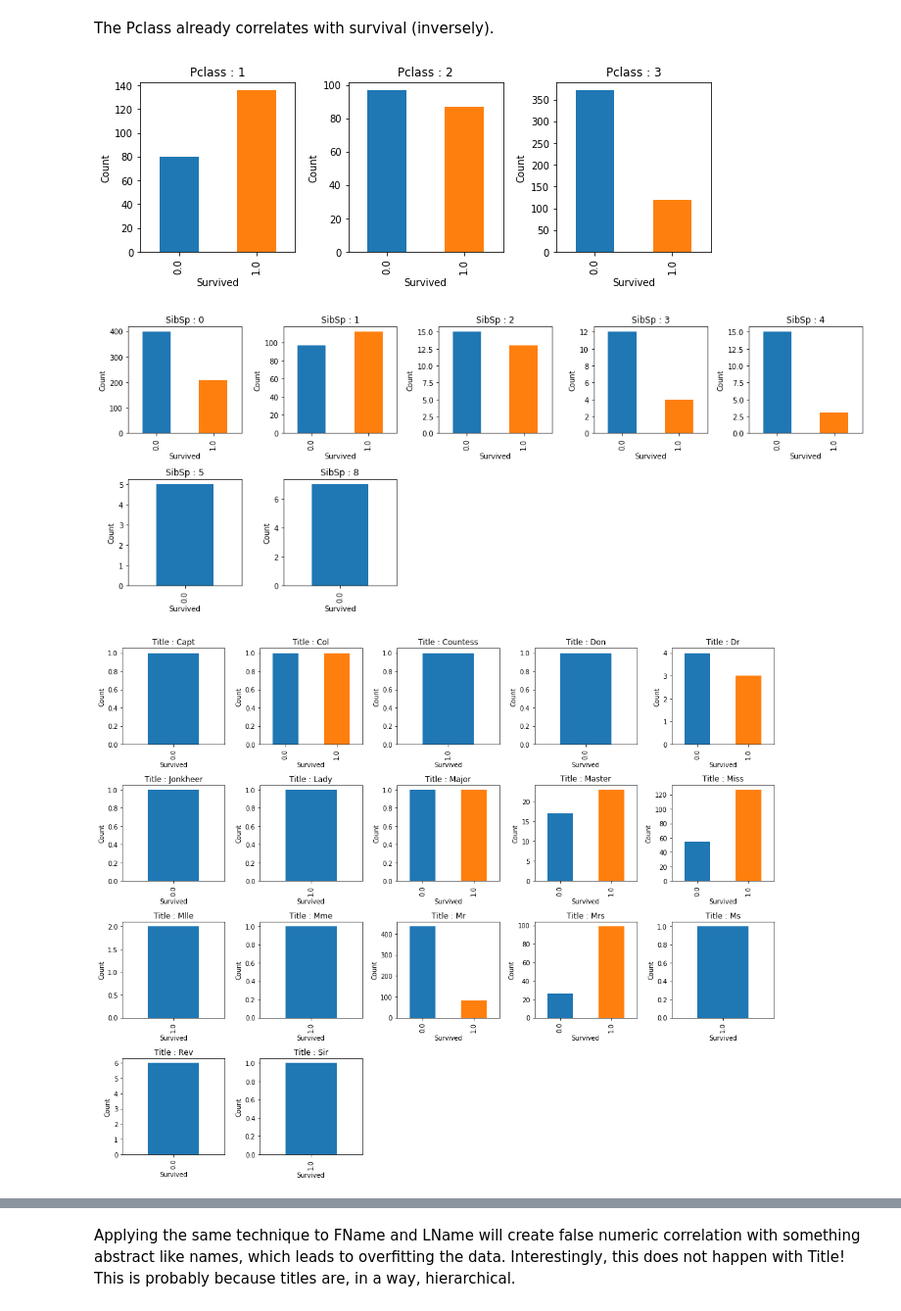
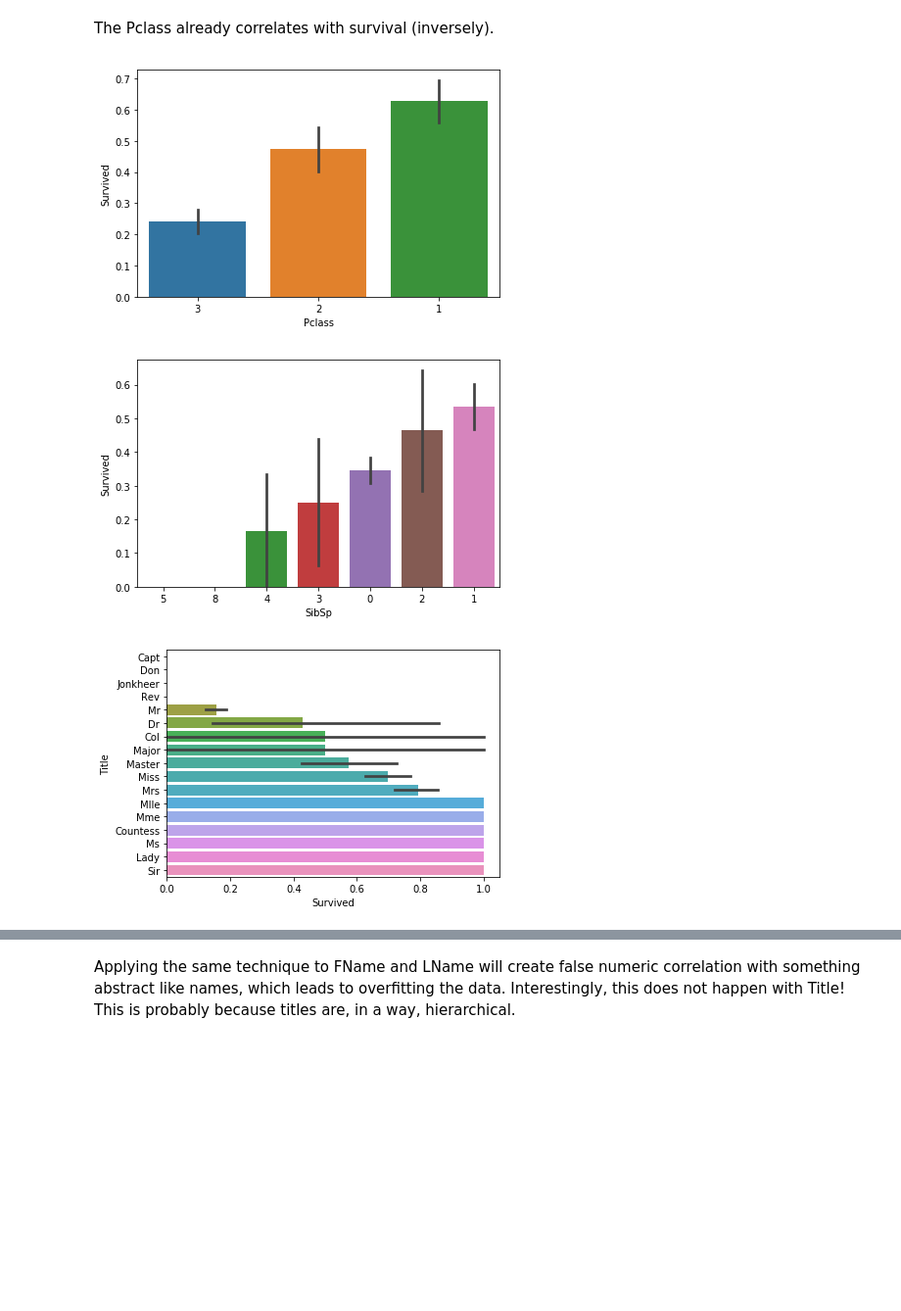
Before and after one commit to HeshamMeneisi/Kaggle-Classics, a Jupyter notebook: Titanic/Model Building.ipynb, the cells around one changed output, grey strips where cells are left out. Shown: that part at 98% size. Cells and saved outputs as stored; diff of their text form; code cells hidden in the pictures; blank space fills up the shorter version.

```diff
--- a/Titanic/Model Building.ipynb
+++ b/Titanic/Model Building.ipynb
@@ -43,23 +47,16 @@ all_data.describe(include='all')
 | max | 80.000000 | NaN | NaN | 512.329200 | NaN | 9.000000 | 1309.000000 | 3.000000 | NaN | 8.000000 | ... |
 # %% [markdown]
 # Feature Engineering & Cleanup
-# %%
-def breakdown_desc(attrib, eff_attrib, kind='bar', data=data):
-    values = data[attrib].unique()
-    count = len(values)
-    cols = min(count, 5)
-    rows = count // cols + 1
-    fig = plt.figure(figsize=(cols*3, rows*3))
-
-    i=1
-    for val in np.sort(values):
-        fig.add_subplot(rows, cols, i)
-        plt.title(attrib + ' : ' + str(val))
-        data[eff_attrib][data[attrib] == val].value_counts().sort_index().plot(kind=kind)
-        i += 1
-        plt.xlabel(eff_attrib)
-        plt.ylabel('Count')
-    plt.tight_layout()
+# %%
+def breakdown_desc(attrib, eff_attrib, orient='v', data=data):
+    if orient == 'h':
+        x = eff_attrib
+        y = attrib
+    else:
+        x = attrib
+        y = eff_attrib
+    sns.barplot(x=data[x], y=data[y], order=data.groupby(by=attrib)[eff_attrib].mean().sort_values().index)
+    plt.tight_layout()
 # %% [markdown]
 It is obvious that Name is too complex to use and Cabin has a lot of missing values and the rest are mostly unique. However, we can extract some really useful features from Name and Cabin before throwing them out.
 # %%
@@ -85,7 +82,10 @@ other[:] = 'Other'
 all_data.FName = all_data.FName.replace(other)
 
 
-all_data.drop(columns=['Name', 'Cabin', 'Ticket'], inplace=True)
+# all_data.drop(columns=['Name', 'Cabin', 'Ticket'], inplace=True)
+all_data.drop('Name', axis=1, inplace=True)
+all_data.drop('Cabin', axis=1, inplace=True)
+all_data.drop('Ticket', axis=1, inplace=True)
 # %% [markdown]
 Using the median Age per Title is even more accurate than a regressor, regarding final model accuracy.
 # %%
@@ -175,11 +176,11 @@ The Pclass already correlates with survival (inversely).
 # %%
 breakdown_desc('Pclass', 'Survived', data=all_data[~all_data.Survived.isnull()])
 # %% [output]
-[figure, old version]
+[figure, new version]
 # %%
 breakdown_desc('SibSp', 'Survived', data=all_data[~all_data.Survived.isnull()])
 # %% [output]
-[figure, old version]
+[figure, new version]
 # %%
 sibsp_map = {
     8: 0,
@@ -193,9 +194,9 @@ sibsp_map = {
 
 all_data.SibSp = all_data.SibSp.map(sibsp_map)
 # %%
-breakdown_desc('Title', 'Survived', data=all_data[~all_data.Survived.isnull()])
+breakdown_desc('Title', 'Survived', data=all_data[~all_data.Survived.isnull()], orient='h')
 # %% [output]
-[figure, old version]
+[figure, new version]
 # %%
 title_map = {
     # Likely to help others, mostly old
```
Also changed, not shown: parts of 12 cells of this notebook, 1 other file.
